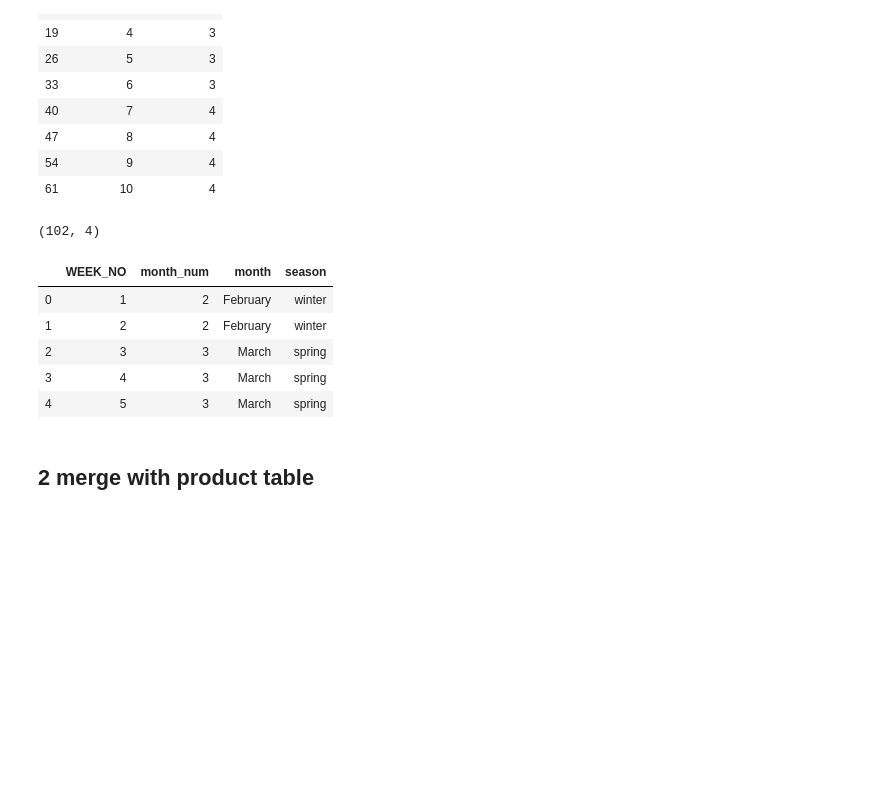
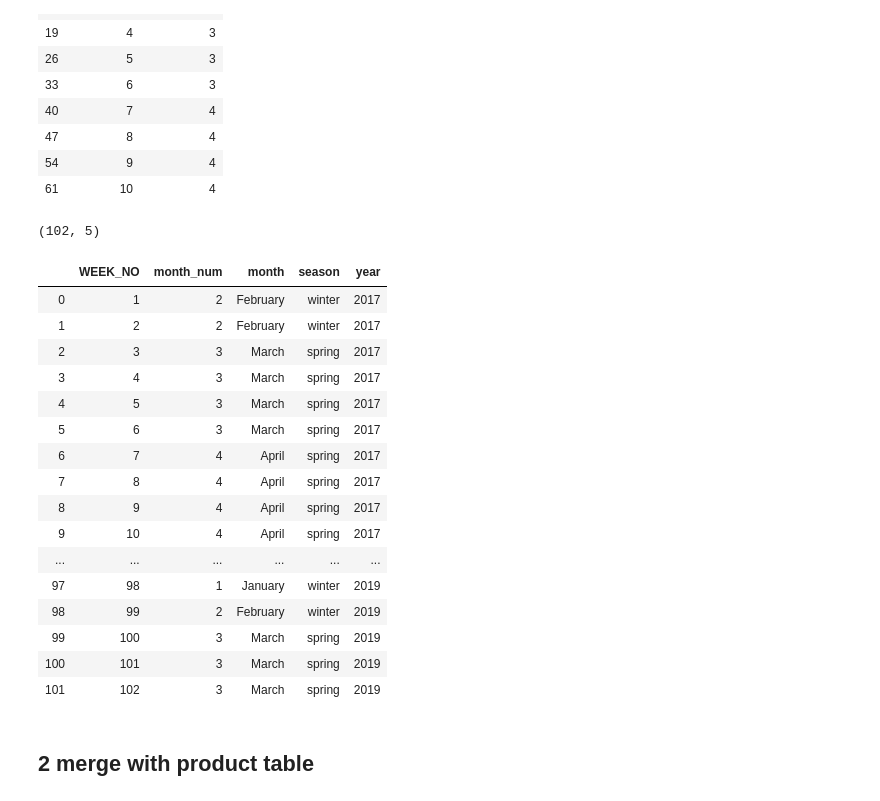
Before and after one commit to robmoratore/ShellDnA, a Jupyter notebook: DnA 2.0/main notebook.ipynb, the cells around one changed output. Drawn from its saved outputs; the diff is of its cells as text; code cells hidden in the pictures; blank space fills up the shorter version.

```diff
--- a/DnA 2.0/main notebook.ipynb
+++ b/DnA 2.0/main notebook.ipynb
@@ -167,16 +174,28 @@ week_month_lookup.head(10)
 | 61 | 10 | 4 |
 # %%
 week_month_season_lookup = week_month_lookup.merge(df_transactions[['WEEK_NO','month_num','month','season']].drop_duplicates(), on=['WEEK_NO','month_num'], how='left')
+week_month_season_lookup['year'] = week_month_season_lookup['WEEK_NO'].apply(lambda x: 2018 if x>45 and x<=93 else (2017 if x<=45 else 2019))
 print(week_month_season_lookup.shape)
-week_month_season_lookup.head()
+week_month_season_lookup.head(200)
 # %% [output]
-(102, 4)
+(102, 5)
-|  | WEEK_NO | month_num | month | season |
-| 0 | 1 | 2 | February | winter |
-| 1 | 2 | 2 | February | winter |
-| 2 | 3 | 3 | March | spring |
-| 3 | 4 | 3 | March | spring |
-| 4 | 5 | 3 | March | spring |
+|  | WEEK_NO | month_num | month | season | year |
+| 0 | 1 | 2 | February | winter | 2017 |
+| 1 | 2 | 2 | February | winter | 2017 |
+| 2 | 3 | 3 | March | spring | 2017 |
+| 3 | 4 | 3 | March | spring | 2017 |
+| 4 | 5 | 3 | March | spring | 2017 |
+| 5 | 6 | 3 | March | spring | 2017 |
+| 6 | 7 | 4 | April | spring | 2017 |
+| 7 | 8 | 4 | April | spring | 2017 |
+| 8 | 9 | 4 | April | spring | 2017 |
+| 9 | 10 | 4 | April | spring | 2017 |
+| ... | ... | ... | ... | ... | ... |
+| 97 | 98 | 1 | January | winter | 2019 |
+| 98 | 99 | 2 | February | winter | 2019 |
+| 99 | 100 | 3 | March | spring | 2019 |
+| 100 | 101 | 3 | March | spring | 2019 |
+| 101 | 102 | 3 | March | spring | 2019 |
 # %% [markdown]
 ## 2 merge with product table
 # %%
```
Also changed, not shown: parts of 58 cells of this notebook.
